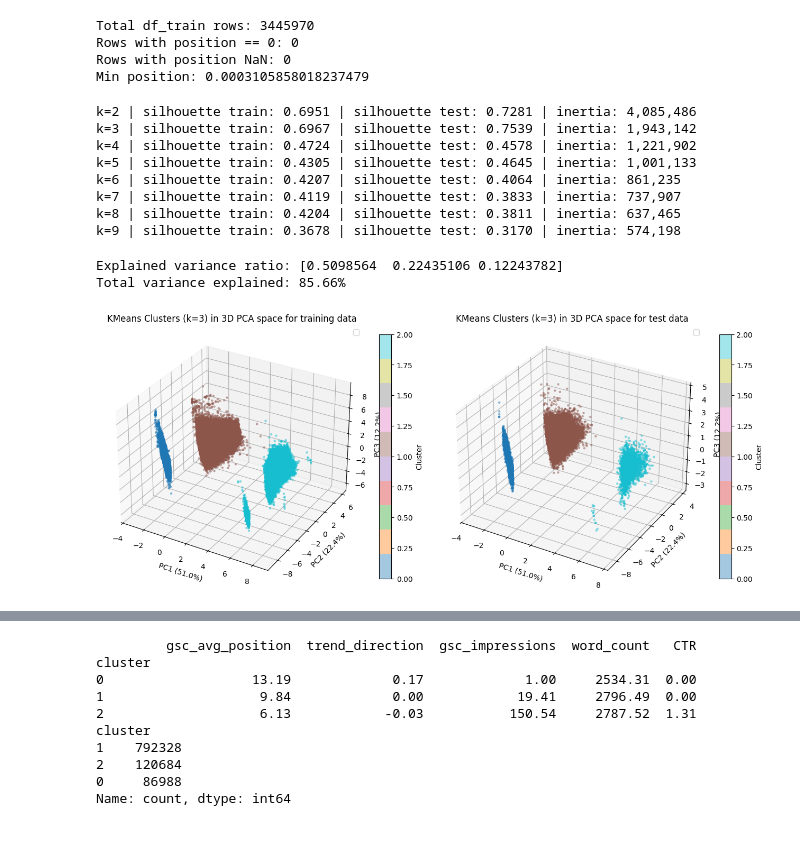
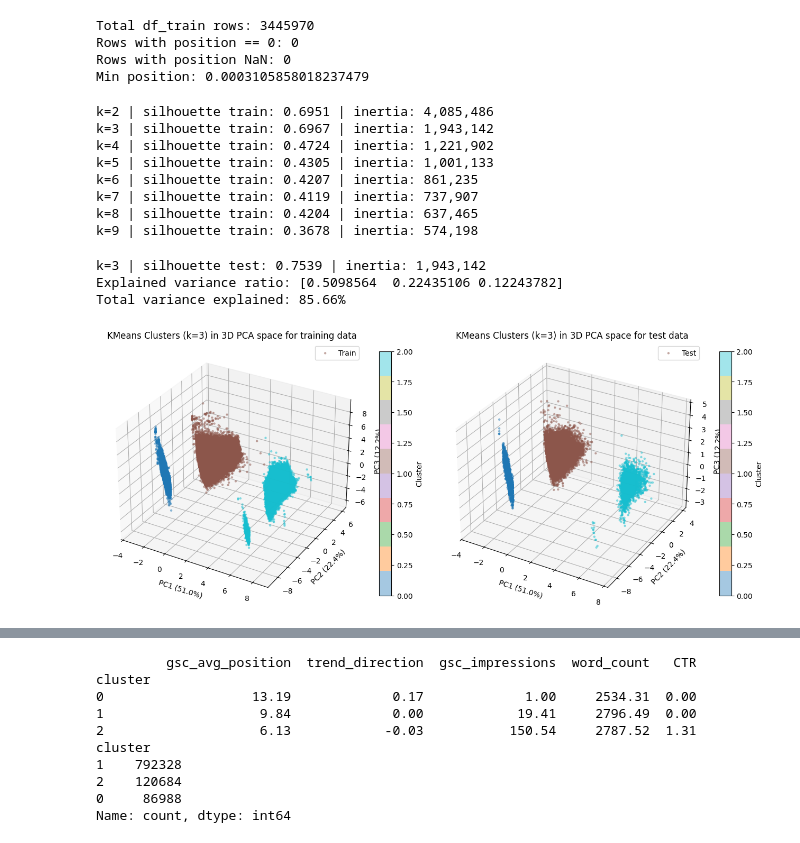
Before and after one commit to ocedev112/flyrank_oce_dev, a Jupyter notebook: work/notebooks/w05_model.ipynb, the cells around one changed output, grey strips where cells are left out. Cells and saved outputs as stored; diff of their text form; code cells hidden in the pictures.

```diff
--- a/work/notebooks/w05_model.ipynb
+++ b/work/notebooks/w05_model.ipynb
@@ -194,8 +194,10 @@ for col in ['gsc_impressions', 'gsc_avg_position', 'word_count', 'CTR']:
 
 for col in ['CTR','word_count', 'gsc_impressions', 'gsc_clicks']:
     train_median = df_train[col].median()
+    test_median = df_test[col].median()
+
     df_train[col] = df_train[col].fillna(train_median)
-    df_test[col] = df_test[col].fillna(train_median)
+    df_test[col] = df_test[col].fillna(test_median)
 
 df_train['trend_direction'] = np.sign(df_train['trend_direction']) * np.log1p(np.abs(df_train['trend_direction']))
 df_test['trend_direction'] = np.sign(df_test['trend_direction']) * np.log1p(np.abs(df_test['trend_direction']))
@@ -282,24 +278,20 @@ results = []
 for k in range(2, 10):
     km = KMeans(n_clusters=k, init='k-means++', n_init=20, random_state=42, max_iter=300)
     labels = km.fit_predict(X_sample)
-    labels_test = km.predict(X_test_pca)
-
     score = silhouette_score(X_sample, labels, sample_size=5_000, random_state=42)
-    score_test = silhouette_score(X_test_pca, labels_test, sample_size=5_000, random_state=42)
-
-    results.append({"k": k, "silhouette_train": score, "silhouette_test": score_test, "inertia": km.inertia_})
-    print(f"k={k} | silhouette train: {score:.4f} | silhouette test: {score_test:.4f} | inertia: {km.inertia_:,.0f}")
+    results.append({"k": k, "silhouette_train": score, "inertia": km.inertia_})
+    print(f"k={k} | silhouette train: {score:.4f} | inertia: {km.inertia_:,.0f}")
 
 results_df = pd.DataFrame(results)
 # %% [output]
-k=2 | silhouette train: 0.6951 | silhouette test: 0.7281 | inertia: 4,085,486
-k=3 | silhouette train: 0.6967 | silhouette test: 0.7539 | inertia: 1,943,142
-k=4 | silhouette train: 0.4724 | silhouette test: 0.4578 | inertia: 1,221,902
-k=5 | silhouette train: 0.4305 | silhouette test: 0.4645 | inertia: 1,001,133
-k=6 | silhouette train: 0.4207 | silhouette test: 0.4064 | inertia: 861,235
-k=7 | silhouette train: 0.4119 | silhouette test: 0.3833 | inertia: 737,907
-k=8 | silhouette train: 0.4204 | silhouette test: 0.3811 | inertia: 637,465
-k=9 | silhouette train: 0.3678 | silhouette test: 0.3170 | inertia: 574,198
+k=2 | silhouette train: 0.6951 | inertia: 4,085,486
+k=3 | silhouette train: 0.6967 | inertia: 1,943,142
+k=4 | silhouette train: 0.4724 | inertia: 1,221,902
+k=5 | silhouette train: 0.4305 | inertia: 1,001,133
+k=6 | silhouette train: 0.4207 | inertia: 861,235
+k=7 | silhouette train: 0.4119 | inertia: 737,907
+k=8 | silhouette train: 0.4204 | inertia: 637,465
+k=9 | silhouette train: 0.3678 | inertia: 574,198
 # %%
 from sklearn.decomposition import PCA
 import matplotlib.pyplot as plt
@@ -309,6 +301,12 @@ best_k = 3
 km_final = KMeans(n_clusters=best_k, init='k-means++', n_init=20, random_state=42, max_iter=300)
 train_labels = km_final.fit_predict(X_sample)
 test_labels = km_final.predict(X_test_pca)
+score_test = silhouette_score(X_test_pca, test_labels, sample_size=5_000, random_state=42)
+print(f"k={best_k} | silhouette test: {score_test:.4f} | inertia: {km_final.inertia_:,.0f}")
+
+pca_2 = PCA(n_components=2, random_state=42)
+X_train_pca_2 = pca_2.fit_transform(X_sample)
+X_test_pca_2 = pca_2.transform(X_test_pca)
 
 print(f"Explained variance ratio: {pca.explained_variance_ratio_}")
 print(f"Total variance explained: {pca.explained_variance_ratio_.sum():.2%}")
@@ -318,34 +316,36 @@ ax = fig.add_subplot(121, projection='3d')
 ax2 = fig.add_subplot(122, projection='3d')
 
 scatter = ax.scatter(
     X_sample[:, 0], X_sample[:, 1], X_sample[:, 2],
-    c=train_labels, cmap='tab10', s=5, alpha=0.4
+    c=train_labels, cmap='tab10', s=5, alpha=0.4, label='Train'
 )
 
 scatter2 = ax2.scatter(
     X_test_pca[:, 0], X_test_pca[:, 1], X_test_pca[:, 2],
-    c=test_labels, cmap='tab10', s=5, alpha=0.4
+    c=test_labels, cmap='tab10', s=5, alpha=0.4, label='Test'
 )
-
 
 
 ax.set_xlabel(f"PC1 ({pca.explained_variance_ratio_[0]:.1%})")
 ax.set_ylabel(f"PC2 ({pca.explained_variance_ratio_[1]:.1%})")
 ax.set_zlabel(f"PC3 ({pca.explained_variance_ratio_[2]:.1%})")
 ax.set_title(f"KMeans Clusters (k={best_k}) in 3D PCA space for training data")
 ax.legend()
 
 ax2.set_xlabel(f"PC1 ({pca.explained_variance_ratio_[0]:.1%})")
 ax2.set_ylabel(f"PC2 ({pca.explained_variance_ratio_[1]:.1%})")
 ax2.set_zlabel(f"PC3 ({pca.explained_variance_ratio_[2]:.1%})")
 ax2.set_title(f"KMeans Clusters (k={best_k}) in 3D PCA space for test data")
 ax2.legend()
 
+
+
 plt.colorbar(scatter, ax=ax, label='Cluster', shrink=0.6)
 plt.colorbar(scatter2, ax=ax2, label='Cluster', shrink=0.6)
 plt.tight_layout()
 plt.show()
 # %% [output]
+k=3 | silhouette test: 0.7539 | inertia: 1,943,142
 Explained variance ratio: [0.5098564  0.22435106 0.12243782]
 Total variance explained: 85.66%
-[figure, old version]
+[figure, new version]
```
Also changed, not shown: parts of 3 cells of this notebook.
